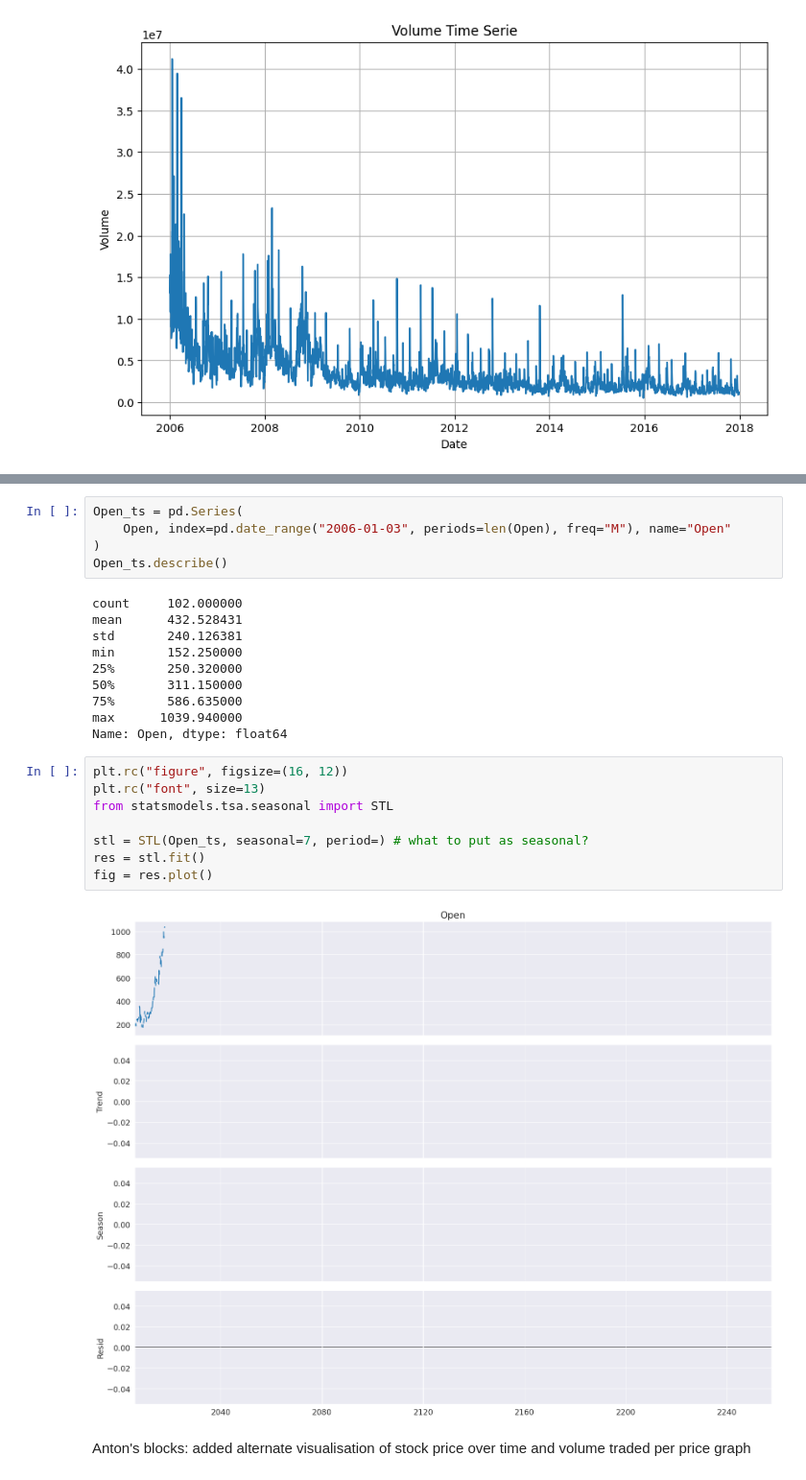
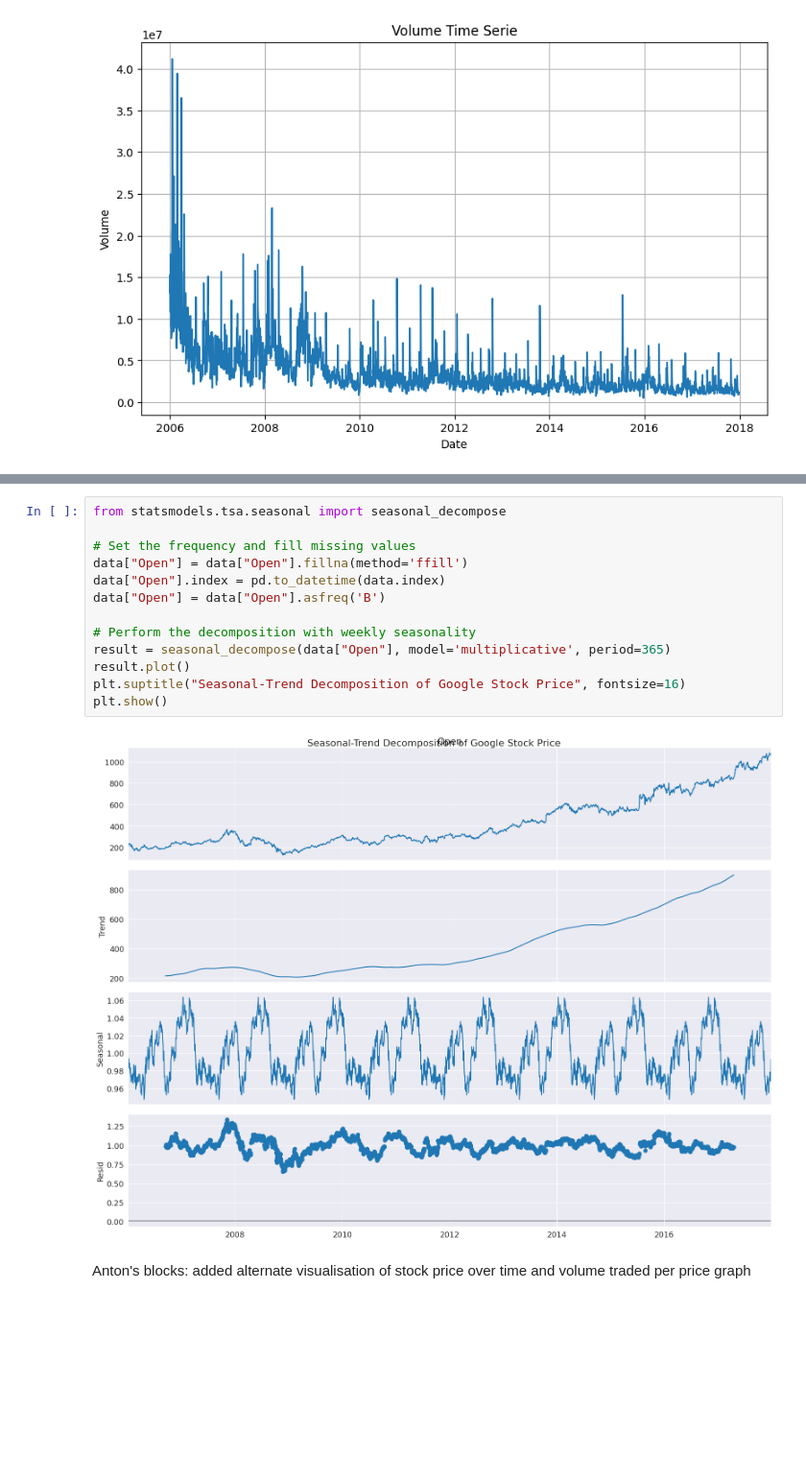
Before and after one commit to irene-fagnani/ADAML-project2, a Jupyter notebook: Code.ipynb, the cells around one changed output, grey strips where cells are left out. Shown at 96% size. Cells and saved outputs as stored; diff of their text form; blank space fills up the shorter version.

Commit message:
add time serie decomposition

```diff
--- a/Code.ipynb
+++ b/Code.ipynb
@@ -78,28 +69,18 @@ sns.set_style("darkgrid")
-# %%
-Open_ts = pd.Series(
-    Open, index=pd.date_range("2006-01-03", periods=len(Open), freq="M"), name="Open"
-)
-Open_ts.describe()
-# %% [output]
-count     102.000000
-mean      432.528431
-std       240.126381
-min       152.250000
-25%       250.320000
-50%       311.150000
-75%       586.635000
-max      1039.940000
-Name: Open, dtype: float64
-# %%
-plt.rc("figure", figsize=(16, 12))
-plt.rc("font", size=13)
-from statsmodels.tsa.seasonal import STL
-
-stl = STL(Open_ts, seasonal=7, period=) # what to put as seasonal?
-res = stl.fit()
-fig = res.plot()
-# %% [output]
-[figure, removed]
+# %%
+from statsmodels.tsa.seasonal import seasonal_decompose
+
+# Set the frequency and fill missing values
+data["Open"] = data["Open"].fillna(method='ffill')
+data["Open"].index = pd.to_datetime(data.index)
+data["Open"] = data["Open"].asfreq('B')
+
+# Perform the decomposition with weekly seasonality
+result = seasonal_decompose(data["Open"], model='multiplicative', period=365)
+result.plot()
+plt.suptitle("Seasonal-Trend Decomposition of Google Stock Price", fontsize=16)
+plt.show()
+# %% [output]
+[figure, added]
 # %% [markdown]
 Anton's blocks: added alternate visualisation of stock price over time and volume traded per price graph
 # %%
```
Also changed, not shown: parts of 8 cells of this notebook.
